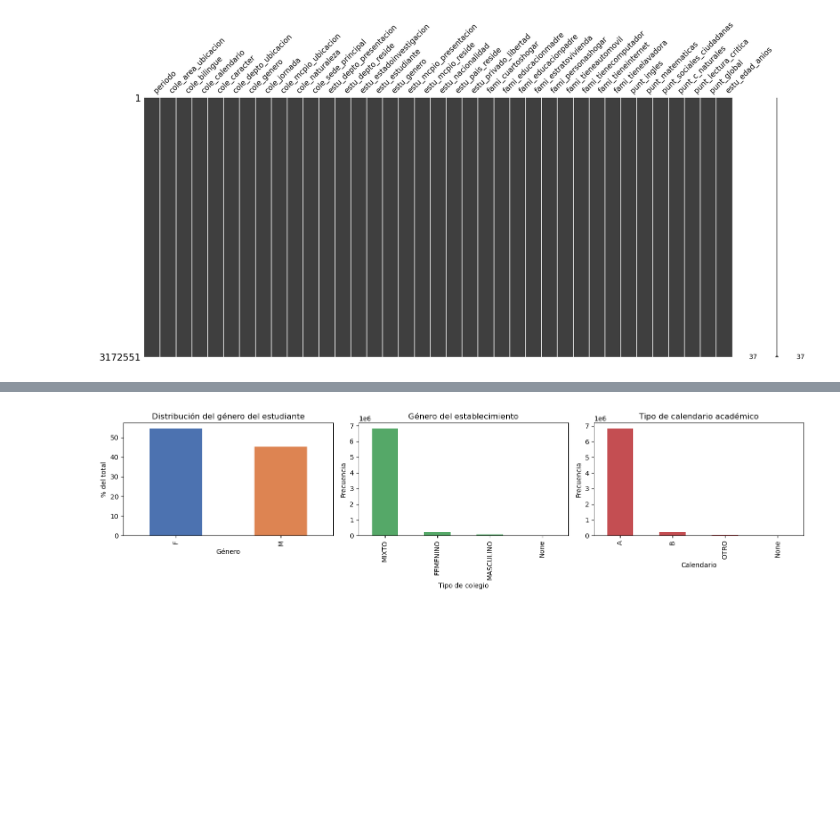
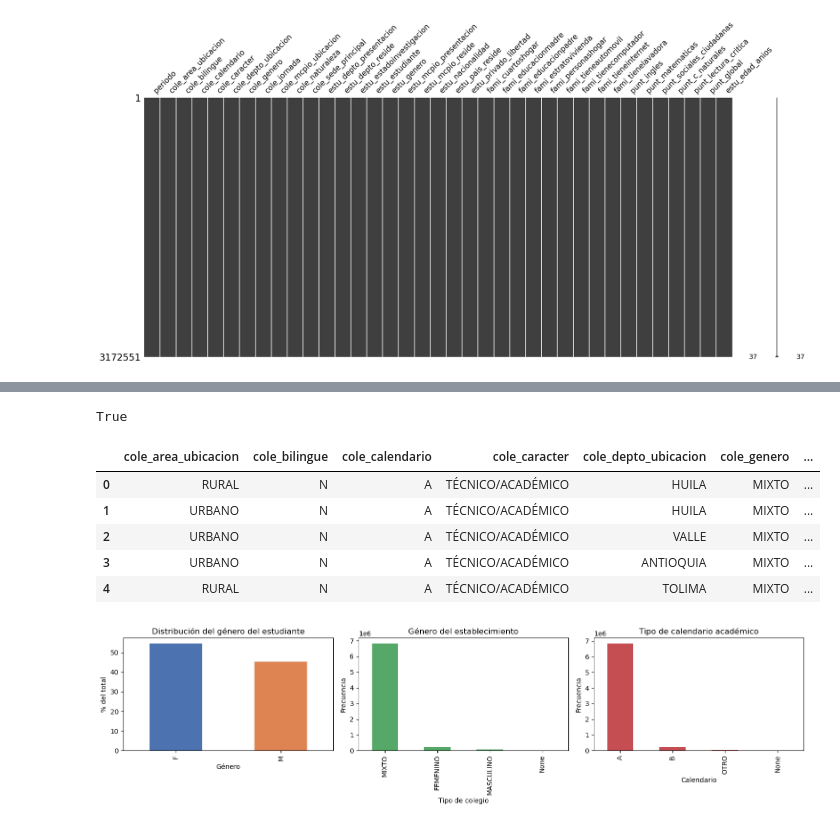
Before and after one commit to dnaranjoc/Proyecto_ICFES_Despliegue_2025, a Jupyter notebook: pruebas_saber_exploracion_limpieza.ipynb, the cells around one changed output, grey strips where cells are left out. Drawn from its saved outputs; the diff is of its cells as text; code cells hidden in the pictures; blank space fills up the shorter version.

```diff
--- a/pruebas_saber_exploracion_limpieza.ipynb
+++ b/pruebas_saber_exploracion_limpieza.ipynb
@@ -434,0 +532,7 @@ Las variables de resultados punt_sociales_ciudadanas, punt_c_naturales, punt_lec
+# %%
+cols_a_eliminar = [
+    'estu_estadoinvestigacion', 'estu_estudiante', 'estu_nacionalidad',
+    'estu_pais_reside', 'estu_privado_libertad'
+]
+
+saber11_df = saber11_df.drop(columns=[c for c in cols_a_eliminar if c in saber11_df.columns])
@@ -435,3 +731,51 @@ Las variables de resultados punt_sociales_ciudadanas, punt_c_naturales, punt_lec
+# %%
+set(saber11_df['fami_educacionmadre'].unique()) == set(saber11_df['fami_educacionpadre'].unique())
+# %% [output]
+True
+# %%
+saber11_df['fami_educacionmadre'] = saber11_df['fami_educacionmadre'].replace(['No Aplica', 'No sabe'], np.nan)
+saber11_df['fami_educacionpadre'] = saber11_df['fami_educacionpadre'].replace(['No Aplica', 'No sabe'], np.nan)
+# %%
+# Imputar educación madre
+saber11_df['fami_educacionmadre'] = (
+    saber11_df.groupby('fami_estratovivienda')['fami_educacionmadre']
+    .transform(lambda x: x.fillna(x.mode()[0] if not x.mode().empty else np.nan))
+)
+
+# Imputar educación padre
+saber11_df['fami_educacionpadre'] = (
+    saber11_df.groupby('fami_estratovivienda')['fami_educacionpadre']
+    .transform(lambda x: x.fillna(x.mode()[0] if not x.mode().empty else np.nan))
+)
+# %%
+nivel_educativo = {
+    'Ninguno': 0,
+    'Primaria incompleta': 1,
+    'Primaria completa': 2,
+    'Secundaria (Bachillerato) incompleta': 3,
+    'Secundaria (Bachillerato) completa': 4,
+    'Técnica o tecnológica incompleta': 5,
+    'Técnica o tecnológica completa': 6,
+    'Educación profesional incompleta': 7,
+    'Educación profesional completa': 8,
+    'Postgrado': 9
+}
+
+saber11_df['fami_educacionmadre_num'] = saber11_df['fami_educacionmadre'].map(nivel_educativo)
+saber11_df['fami_educacionpadre_num'] = saber11_df['fami_educacionpadre'].map(nivel_educativo)
+
+# Eliminar las columnas originales
+saber11_df.drop(columns=['fami_educacionmadre'], inplace=True)
+saber11_df.drop(columns=['fami_educacionpadre'], inplace=True)
+# %%
+saber11_df.head()
+# %% [output]
+|  | cole_area_ubicacion | cole_bilingue | cole_calendario | cole_caracter | cole_depto_ubicacion | cole_genero | ... |
+| 0 | RURAL | N | A | TÉCNICO/ACADÉMICO | HUILA | MIXTO | ... |
+| 1 | URBANO | N | A | TÉCNICO/ACADÉMICO | HUILA | MIXTO | ... |
+| 2 | URBANO | N | A | TÉCNICO/ACADÉMICO | VALLE | MIXTO | ... |
+| 3 | URBANO | N | A | TÉCNICO/ACADÉMICO | ANTIOQUIA | MIXTO | ... |
+| 4 | RURAL | N | A | TÉCNICO/ACADÉMICO | TOLIMA | MIXTO | ... |
 # %%
 plt.figure(figsize=(15,4))
 
```
Also changed, not shown: parts of 13 cells of this notebook.
